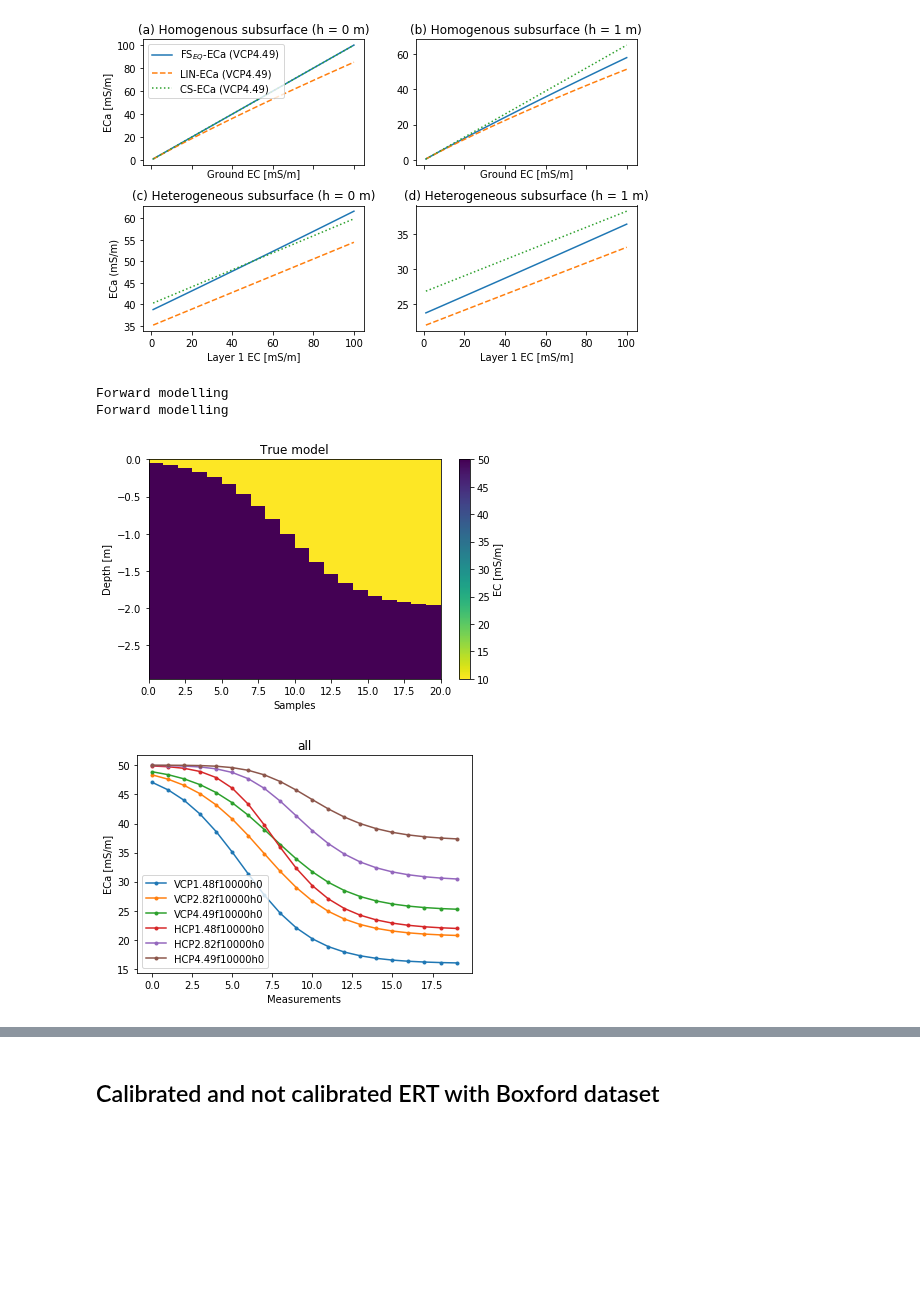
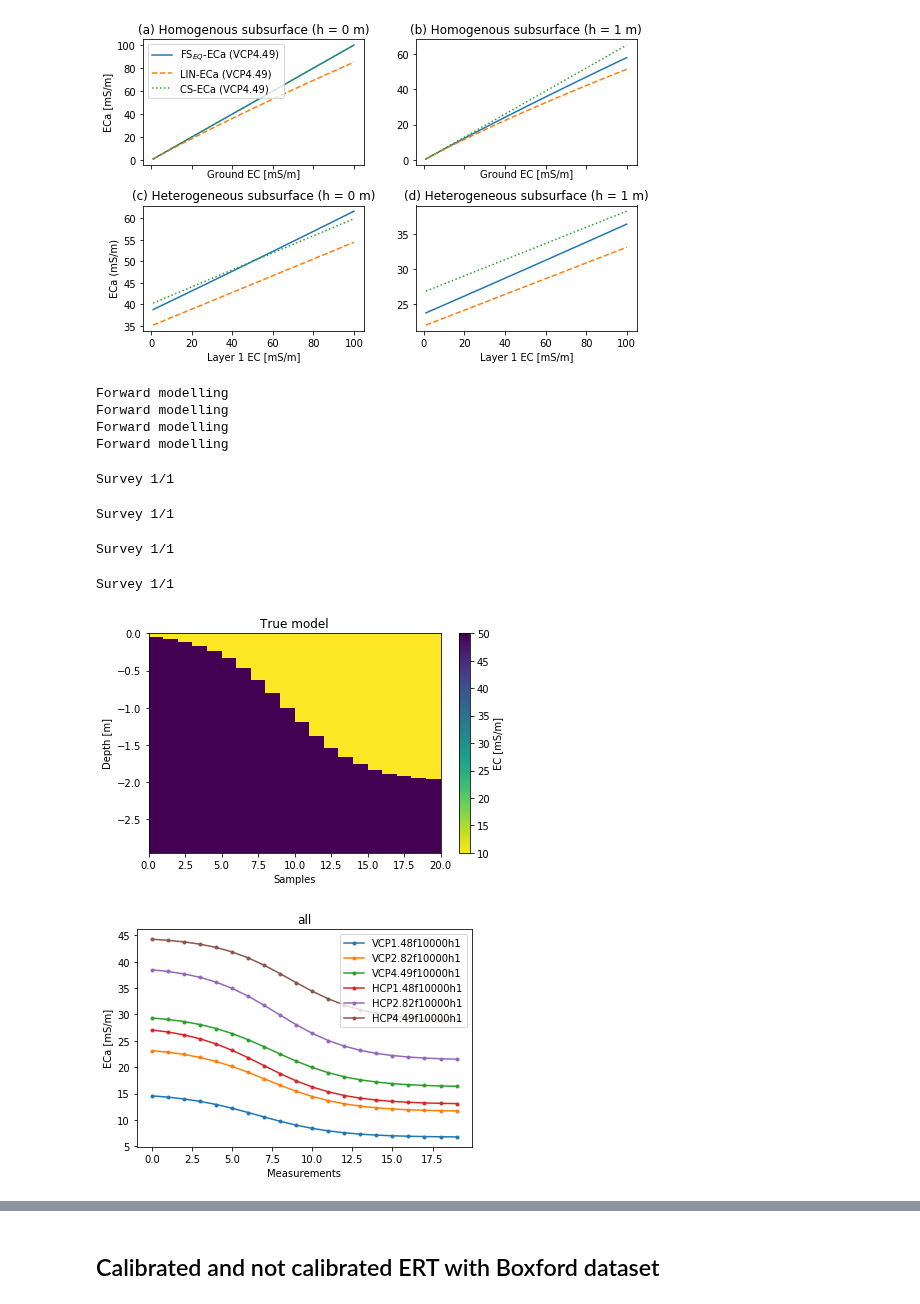
Before and after one commit to hkexgroup/emagpy, a Jupyter notebook: src/em-paper.ipynb, the cells around one changed output, grey strips where cells are left out. Drawn from its saved outputs; the diff is of its cells as text; code cells hidden in the pictures; blank space fills up the shorter version.

```diff
--- a/src/em-paper.ipynb
+++ b/src/em-paper.ipynb
@@ -226,31 +226,42 @@ fig.savefig(outputdir + 'cs-maxwell.jpg', dpi=500)
 [figure]
 # %%
 # parameters for the synthetic model
-nlayer = 2
-npos = 20 # number of positions/sampling location
-conds = np.ones((npos, nlayer))*[10, 50]
+nlayer = 2 # number of layers
+npos = 20 # number of positions/sampling locations
+conds = np.ones((npos, nlayer))*[10, 50] # EC in mS/m
 x = np.linspace(0.1, 2, npos)[:,None]
-depths = 0 + 2/(1+np.exp(-4*(x-1)))
+depths = 0 + 2/(1+np.exp(-4*(x-1))) # depth of model
 
+# defines coils configuration, frequency and height above the ground
 coils0 = ['VCP1.48f10000h0', 'VCP2.82f10000h0', 'VCP4.49f10000h0',
           'HCP1.48f10000h0', 'HCP2.82f10000h0', 'HCP4.49f10000h0']
 coils1 = ['VCP1.48f10000h1', 'VCP2.82f10000h1', 'VCP4.49f10000h1',
           'HCP1.48f10000h1', 'HCP2.82f10000h1', 'HCP4.49f10000h1']
 
-# 0 m no noise
-k0 = Problem()
-k0.setModels([depths], [conds])
-dfs = k0.forward(forwardModel='FSeq', coils=coils0, noise=0.0)
+# foward modelling
+ks = []
+for i, coils in enumerate([coils0, coils1, coils0, coils1]):
+    k = Problem()
+    k.setModels([depths], [conds])
+    _ = k.forward(forwardModel='FSeq', coils=coils, noise=0.02)
+    ks.append(k)
+k.showResults() # display original model
+k.show() # display ECa computed from forward modelling
 
-# at 1 m no noise
-k1 = Problem()
-k1.setModels([depths], [conds])
-dfs = k1.forward(forwardModel='FSeq', coils=coils1, noise=0.0)
-
-k0.showResults()
-k0.show()
+for k, fm in zip(ks, ['FSeq','FSeq','CS','CS']):
+    k.setInit(depths0=[0.5], fixedDepths=[False],
+              conds0=[20, 20], fixedConds=[False, False]) # set initial values
+    # invert using ROPE solver (RObust Parameter Estimation)
+    k.invert(forwardModel=fm, method='ROPE', regularization='l1',
+             bnds=[(0.01, 3), (0, 80), (0, 80)], rep=1000, njobs=-1)
 # %% [output]
 Forward modelling
 Forward modelling
+Forward modelling
+Forward modelling
+Survey 1/1
+Survey 1/1
+Survey 1/1
+Survey 1/1
 [figure]
-[figure, old version]
+[figure, new version]
```
Also changed, not shown: parts of 13 cells of this notebook, 3 other files.
